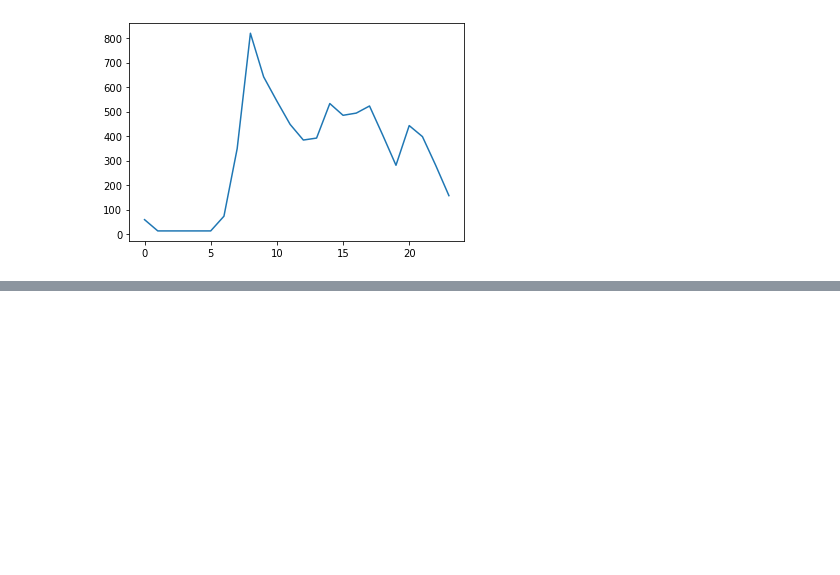
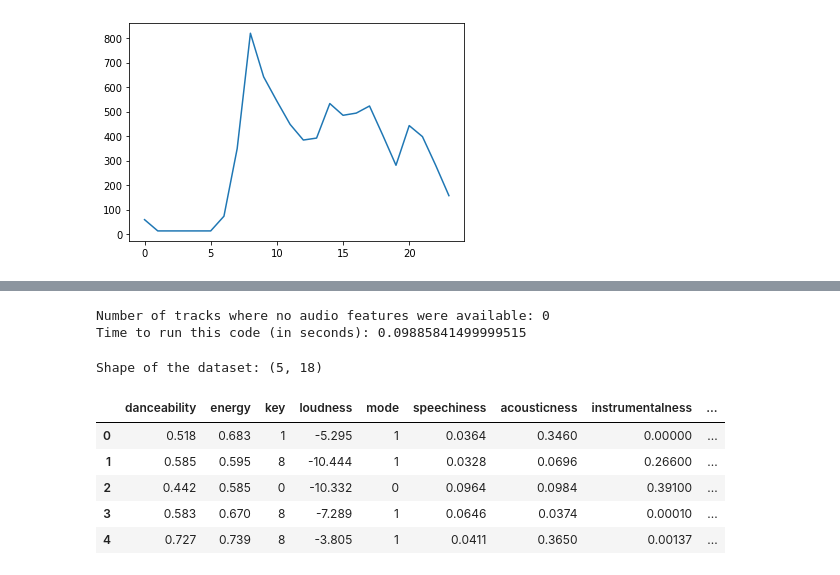
Before and after one commit to karolinastawicka/my-spotify-wrapped, a Jupyter notebook: notebooks/My New Jupiter Notebook .ipynb, the cells around one changed output, grey strips where cells are left out. Cells and saved outputs as stored; diff of their text form; code cells hidden in the pictures; blank space fills up the shorter version.

```diff
--- a/notebooks/My New Jupiter Notebook .ipynb
+++ b/notebooks/My New Jupiter Notebook .ipynb
@@ -162,0 +239,2 @@ plt.show()
+# %%
+search_list = df[['artistName', 'trackName']].drop_duplicates(ignore_index=True).head(5)
@@ -162,0 +264,10 @@ plt.show()
+# %%
+for row in search_list.iterrows():
+    searchQuery = row[1][1] + ' ' + row[1][0]
+    print(searchQuery)
+    search_results = sp.search(q=searchQuery, market="DE", limit=1, type='track')
+    for i, t in enumerate(search_results['tracks']['items']):
+        artist_name.append(t['artists'][0]['name'])
+        track_name.append(t['name'])
+        track_id.append(t['id'])
+        popularity.append(t['popularity'])
@@ -162,0 +316,37 @@ plt.show()
+# %%
+# again measuring the time
+start = timeit.default_timer()
+
+# empty list, batchsize and the counter for None results
+rows = []
+batchsize = 100
+None_counter = 0
+
+for i in range(0,len(df_tracks['track_id']),batchsize):
+    batch = df_tracks['track_id'][i:i+batchsize]
+    feature_results = sp.audio_features(batch)
+    for i, t in enumerate(feature_results):
+        if t == None:
+            None_counter = None_counter + 1
+        else:
+            rows.append(t)
+
+print('Number of tracks where no audio features were available:',None_counter)
+
+stop = timeit.default_timer()
+print ('Time to run this code (in seconds):',stop - start)
+# %% [output]
+Number of tracks where no audio features were available: 0
+Time to run this code (in seconds): 0.09885841499999515
+# %%
+df_audio_features = pd.DataFrame.from_dict(rows,orient='columns')
+print("Shape of the dataset:", df_audio_features.shape)
+df_audio_features.head()
+# %% [output]
+Shape of the dataset: (5, 18)
+|  | danceability | energy | key | loudness | mode | speechiness | acousticness | instrumentalness | ... |
+| 0 | 0.518 | 0.683 | 1 | -5.295 | 1 | 0.0364 | 0.3460 | 0.00000 | ... |
+| 1 | 0.585 | 0.595 | 8 | -10.444 | 1 | 0.0328 | 0.0696 | 0.26600 | ... |
+| 2 | 0.442 | 0.585 | 0 | -10.332 | 0 | 0.0964 | 0.0984 | 0.39100 | ... |
+| 3 | 0.583 | 0.670 | 8 | -7.289 | 1 | 0.0646 | 0.0374 | 0.00010 | ... |
+| 4 | 0.727 | 0.739 | 8 | -3.805 | 1 | 0.0411 | 0.3650 | 0.00137 | ... |
```
Also changed, not shown: parts of 21 cells of this notebook, 2 other files.
